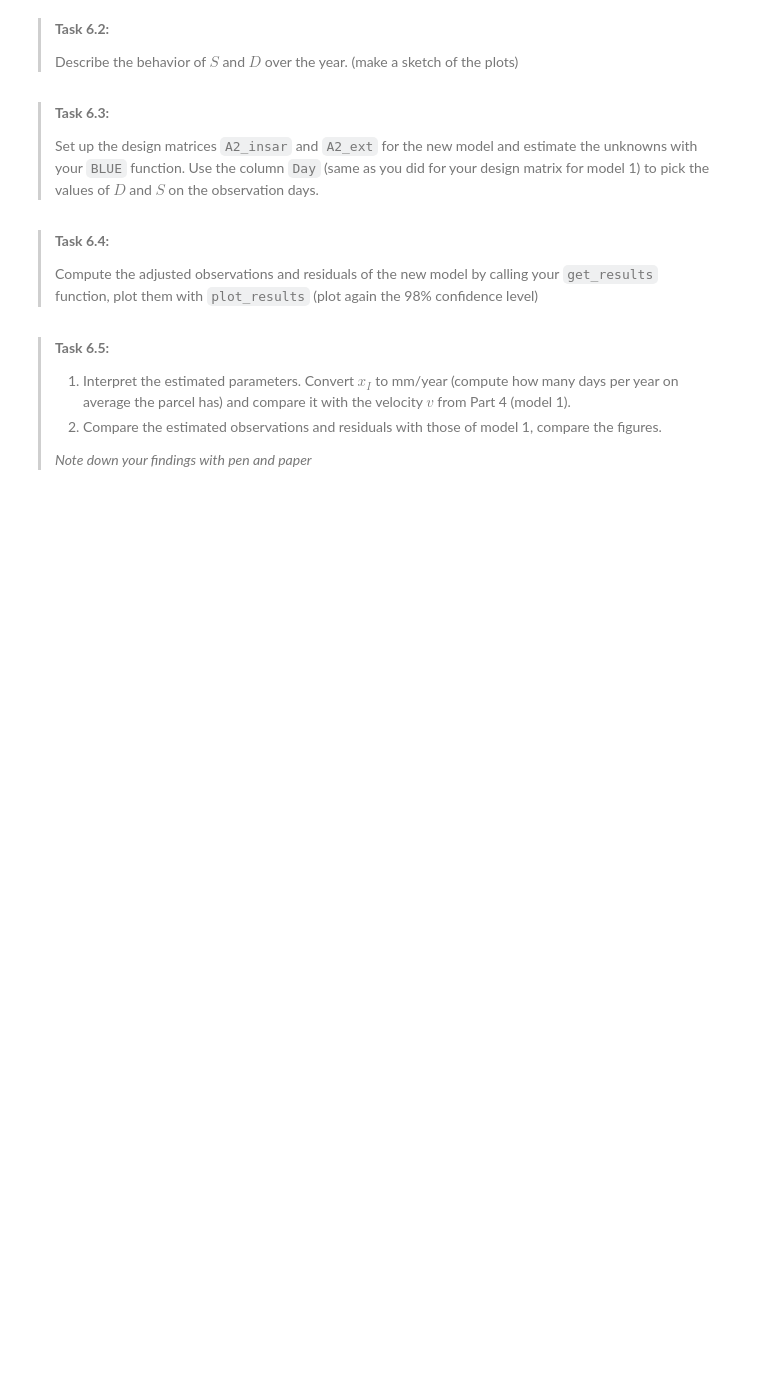
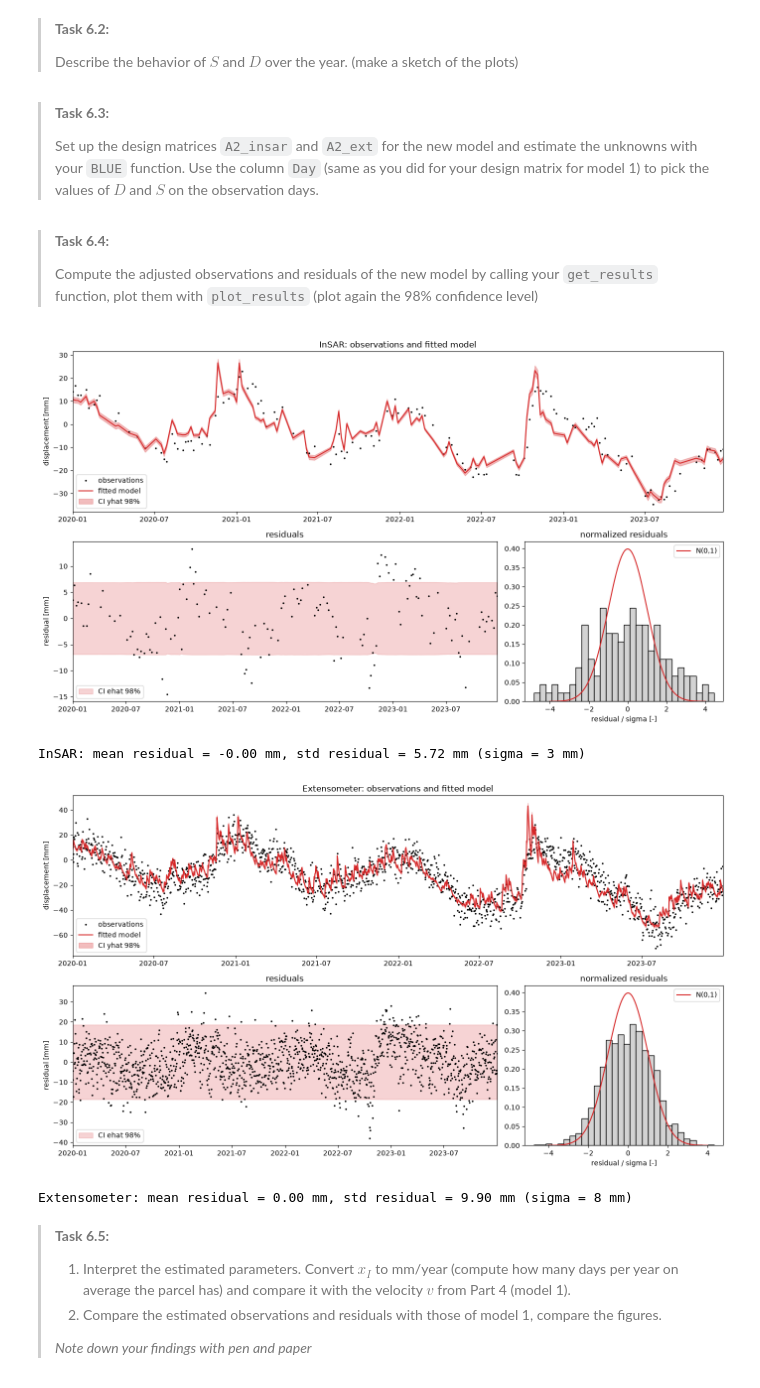
Before and after one commit to TijnBunt/GA1.7, a Jupyter notebook: Im_blue_dabadidabada.ipynb, the cells around one changed output. Saved outputs shown, nothing was run; the diff lists cells and outputs as text; code cells hidden in the pictures; blank space fills up the shorter version.

```diff
--- a/Im_blue_dabadidabada.ipynb
+++ b/Im_blue_dabadidabada.ipynb
@@ -195,11 +263,16 @@ Compute the estimated observations $\hat{Y}$ and the residuals $\hat{\epsilon}$.
 # %%
 def get_results(A, y, Sigma_Y, xhat, Sigma_X):
 
-    ### YOUR CODE LINES HERE
+    yhat = A @ xhat
+    ehat = y - yhat
+    Sigma_Yhat = A @ Sigma_X @ A.T
+    std_yhat = np.sqrt(np.diagonal(Sigma_Yhat))
+    Sigma_ehat = Sigma_Y - Sigma_Yhat
+    std_ehat = np.sqrt(np.diagonal(Sigma_ehat))
     return yhat, ehat, std_yhat, std_ehat
 
-yhat_insar, ehat_insar, std_yhat_insar, std_ehat_insar = ### YOUR CODE HERE ###
-yhat_ext, ehat_ext, std_yhat_ext, std_ehat_ext = ### YOUR CODE HERE ###
+yhat_insar, ehat_insar, std_yhat_insar, std_ehat_insar = get_results(A_insar, y_insar, Sigma_Y_insar, xhat_insar, Sigma_X_insar)
+yhat_ext, ehat_ext, std_yhat_ext, std_ehat_ext = get_results(A_ext, y_ext, Sigma_Y_ext, xhat_ext, Sigma_X_ext)
 # %% [markdown]
 > **Task 5.2:**
 >
@@ -207,10 +280,9 @@ yhat_ext, ehat_ext, std_yhat_ext, std_ehat_ext = ### YOUR CODE HERE ###
 # %%
 def plot_results(name, dates, y, yhat, ehat, std_yhat, std_ehat, sigma, alpha):
     '''Plot observations + fitted model, residuals and a histogram of the normalized residuals.'''
-    k98 = ### YOUR CODE HERE ###
-    CI_y = ### YOUR CODE HERE ###
-    CI_e =### YOUR CODE HERE ###
-    CI_yhat =### YOUR CODE HERE ###
+    k98 = norm.ppf(1 - alpha/2)
+    CI_e = k98 * std_ehat
+    CI_yhat = k98 * std_yhat
     CI_label = f'{100 * (1 - alpha):.0f}% confidence region'
     fig = plt.figure(figsize=(14, 8))
     ax1 = plt.subplot2grid((2, 3), (0, 0), colspan=3)
@@ -338,7 +415,7 @@ In this assignment we  **fix** $\tau = 10$ days. Then $D(t)$ and $S_{10}(t)$ are
 >
 > Then run the cell after it to plot $S$ and $D$.
 # %%
-D = ### YOUR CODE HERE ###
+D = weather['DryDays[days]']
 
 def water_surplus(P, E, tau):
     '''Leaky-bucket water surplus S [mm] for every day of the weather record.'''
@@ -346,7 +423,7 @@ def water_surplus(P, E, tau):
     S = np.zeros(len(P))
     S_previous = 0.0
     for i in range(len(P)):
-        S[i] = ### YOUR CODE HERE ###
+        S[i] = np.exp(-1/10) * S_previous + (P[i] - E[i])
         S_previous = S[i]
     return S
 
@@ -382,3 +455,9 @@ xhat2_ext, Sigma_X2_ext = ### YOUR CODE HERE ###
+# %%
+A2_insar = np.column_stack((np.ones(len(day_insar)), D[day_insar], S[day_insar]))
+A2_ext = np.column_stack((np.ones(len(day_ext)), D[day_ext], S[day_ext]))
+
+xhat2_insar, Sigma_X2_insar = BLUE(A2_insar, y_insar, Sigma_Y_insar)
+xhat2_ext, Sigma_X2_ext = BLUE(A2_ext, y_ext, Sigma_Y_ext)
 # %% [markdown]
 > **Task 6.4:**
 >
@@ -388,3 +465,16 @@ xhat2_ext, Sigma_X2_ext = ### YOUR CODE HERE ###
+# %%
+yhat_insar, ehat_insar, std_yhat_insar, std_ehat_insar = get_results(A2_insar, y_insar, Sigma_Y_insar, xhat2_insar, Sigma_X2_insar)
+yhat_ext, ehat_ext, std_yhat_ext, std_ehat_ext = get_results(A2_ext, y_ext, Sigma_Y_ext, xhat2_ext, Sigma_X2_ext)
+
+plot_results('InSAR', dates_insar, y_insar, yhat_insar, ehat_insar,
+             std_yhat_insar, std_ehat_insar, sigma_insar, alpha=0.02)
+plot_results('Extensometer', dates_ext, y_ext, yhat_ext, ehat_ext,
+             std_yhat_ext, std_ehat_ext, sigma_ext, alpha=0.02)
+# %% [output]
+[figure, added]
+InSAR: mean residual = -0.00 mm, std residual = 5.72 mm (sigma = 3 mm)
+[figure, added]
+Extensometer: mean residual = 0.00 mm, std residual = 9.90 mm (sigma = 8 mm)
 # %% [markdown]
 > **Task 6.5:**
 >
```
Also changed, not shown: parts of 14 cells of this notebook.
